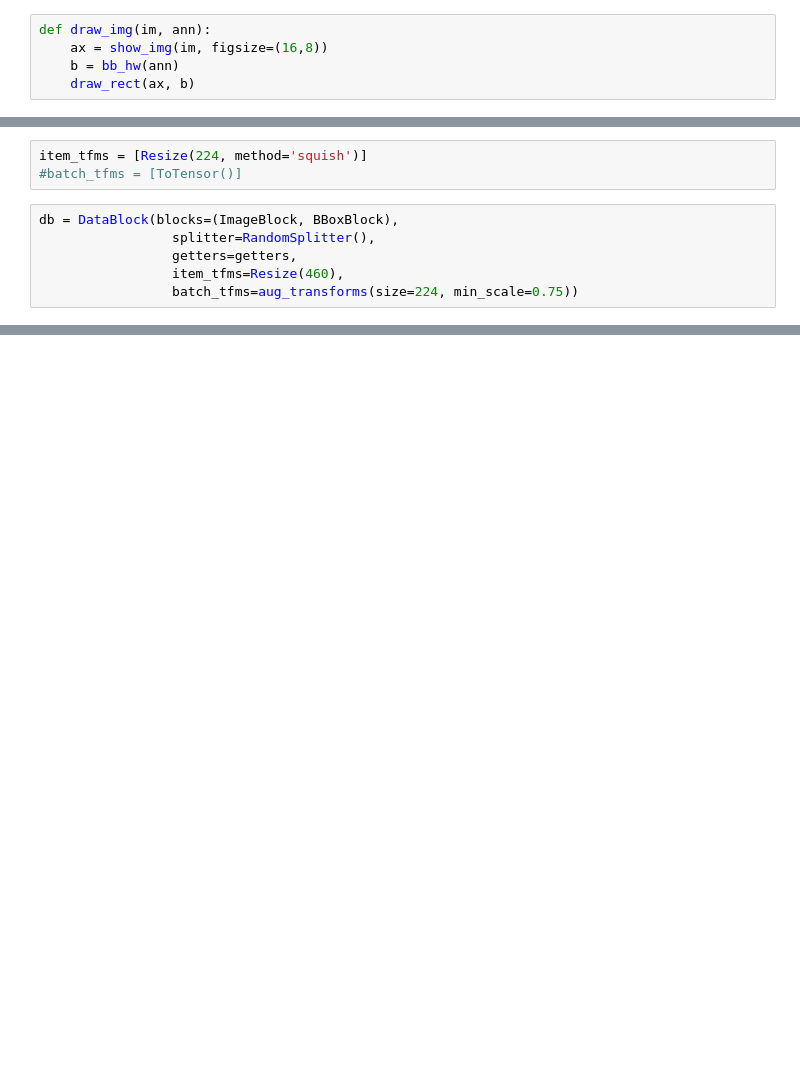
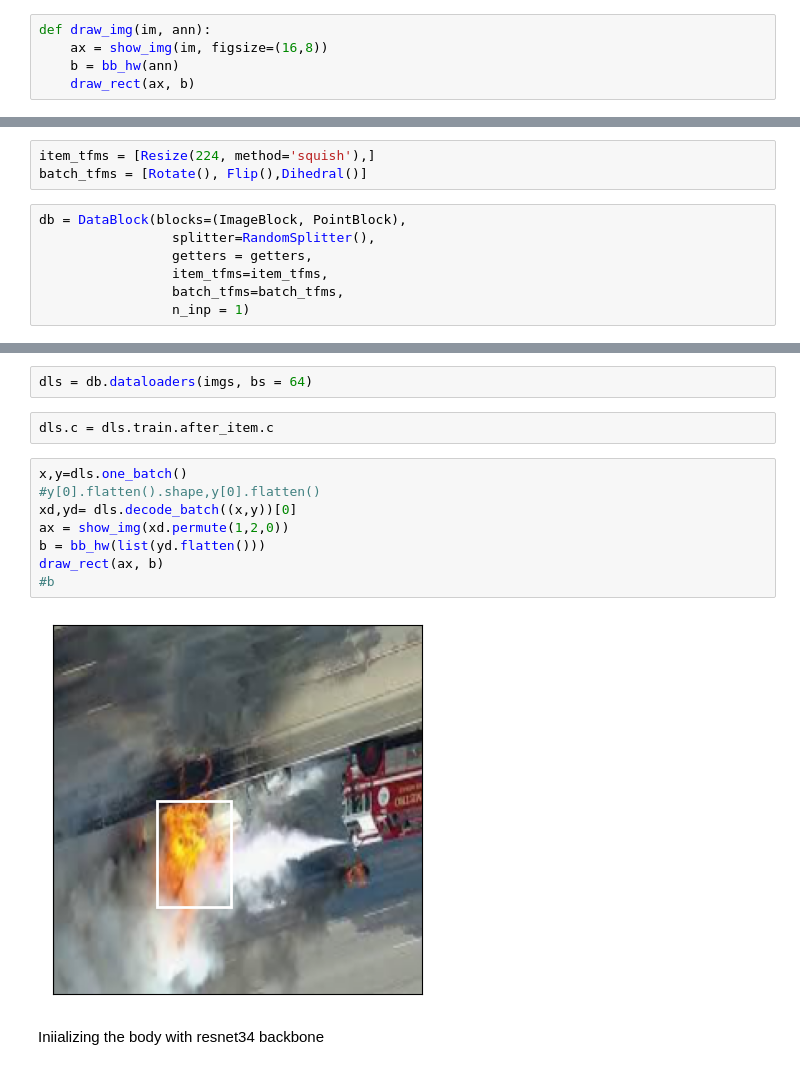
Before and after one commit to Kavindu404/computer-vision, a Jupyter notebook: advance/fire-detection.ipynb, the cells around one changed output, grey strips where cells are left out. Saved outputs shown, nothing was run; the diff lists cells and outputs as text; blank space fills up the shorter version.

```diff
--- a/advance/fire-detection.ipynb
+++ b/advance/fire-detection.ipynb
@@ -136,10 +136,11 @@ getters = [lambda o: train_img_paths/o, lambda o: train_anns[o][0]]
 # %%
-item_tfms = [Resize(224, method='squish')]
-#batch_tfms = [ToTensor()]
+item_tfms = [Resize(224, method='squish'),]
+batch_tfms = [Rotate(), Flip(),Dihedral()]
 # %%
-db = DataBlock(blocks=(ImageBlock, BBoxBlock),
+db = DataBlock(blocks=(ImageBlock, PointBlock),
                  splitter=RandomSplitter(),
-                 getters=getters,
-                 item_tfms=Resize(460),
-                 batch_tfms=aug_transforms(size=224, min_scale=0.75))
+                 getters = getters,
+                 item_tfms=item_tfms,
+                 batch_tfms=batch_tfms,
+                 n_inp = 1)
 # %%
@@ -188,0 +195,16 @@ learn = vision_learner(dls,resnet34, custom_head=head_reg4, loss_func=nn.L1Loss(
+# %%
+dls = db.dataloaders(imgs, bs = 64)
+# %%
+dls.c = dls.train.after_item.c
+# %%
+x,y=dls.one_batch()
+#y[0].flatten().shape,y[0].flatten()
+xd,yd= dls.decode_batch((x,y))[0]
+ax = show_img(xd.permute(1,2,0))
+b = bb_hw(list(yd.flatten()))
+draw_rect(ax, b)
+#b
+# %% [output]
+[figure, added]
+# %% [markdown]
+Iniializing the body with resnet34 backbone
```
Also changed, not shown: parts of 59 cells of this notebook.
